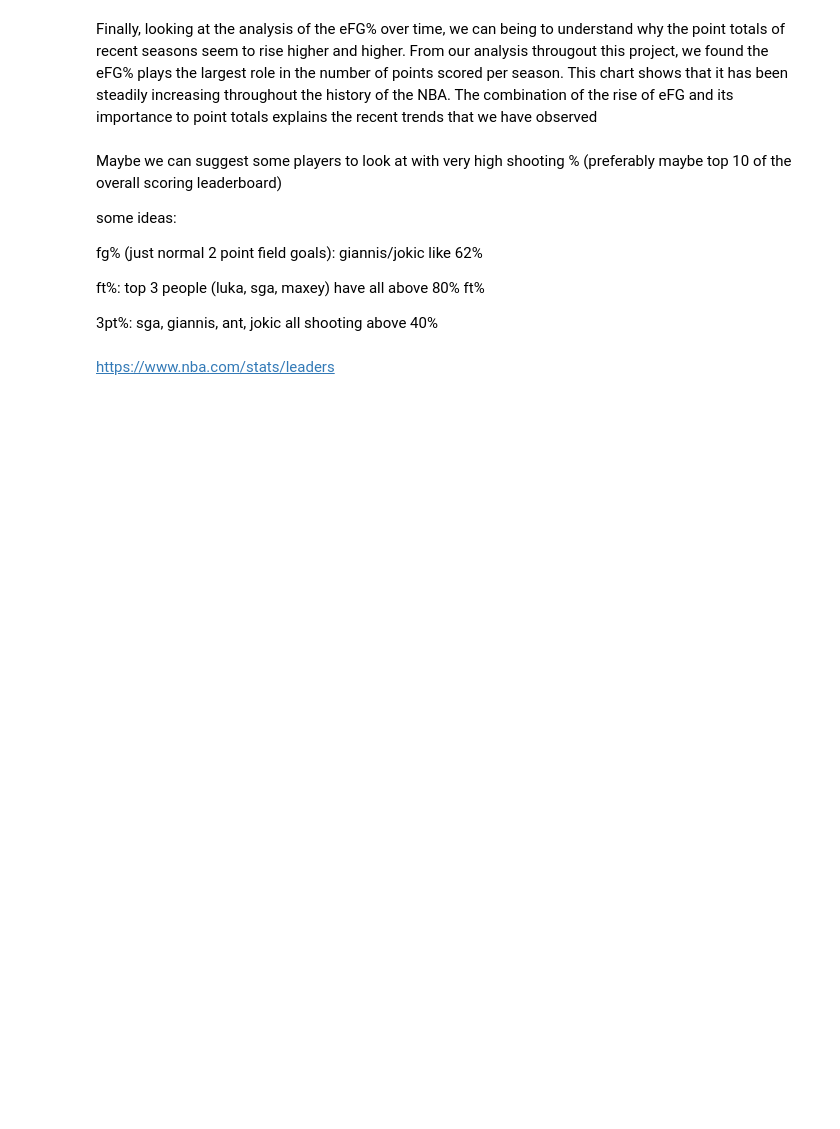
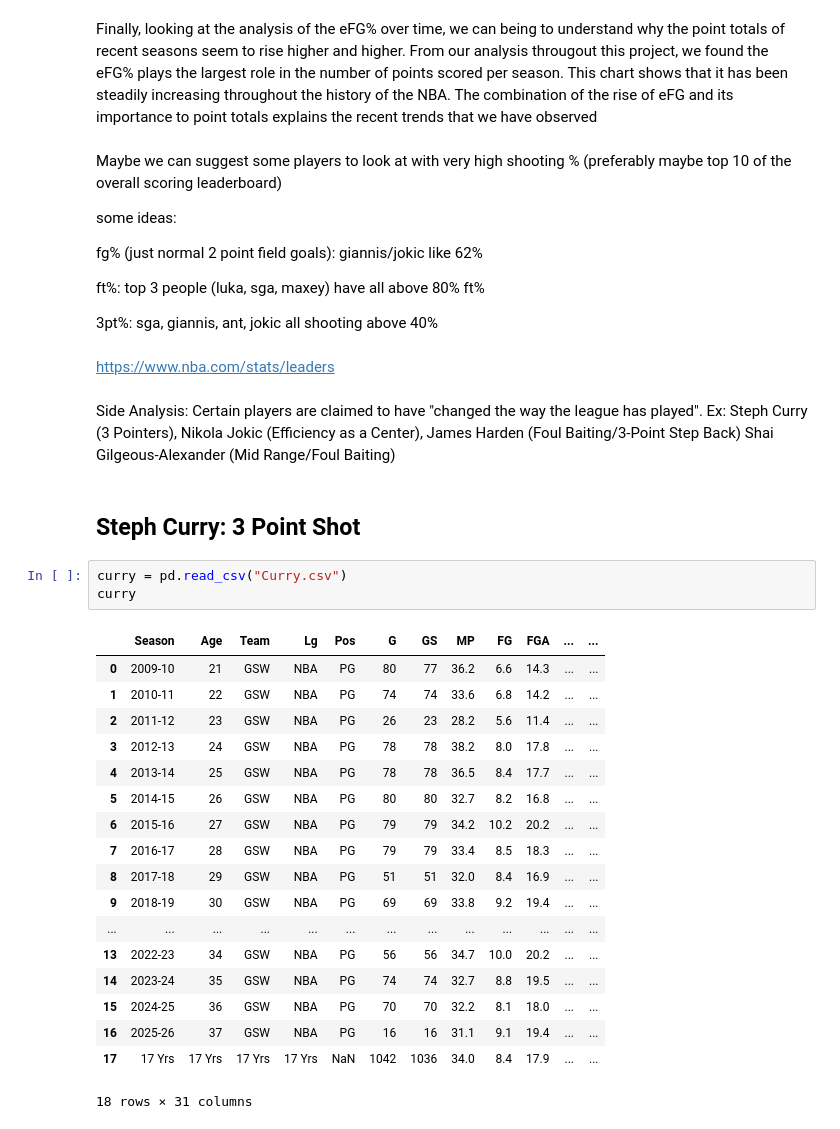
Before and after one commit to AidenLai2305/How-Have-NBA-Trends-Changed-Overtime, a Jupyter notebook: notebook.ipynb, the cells around one changed output. Cells and saved outputs as stored; diff of their text form; blank space fills up the shorter version.

```diff
--- a/notebook.ipynb
+++ b/notebook.ipynb
@@ -334,3 +334,30 @@ ft%: top 3 people (luka, sga, maxey) have all above 80% ft%
 3pt%: sga, giannis, ant, jokic all shooting above 40%
 # %% [markdown]
 https://www.nba.com/stats/leaders
+# %% [markdown]
+Side Analysis: Certain players are claimed to have "changed the way the league has played". Ex: Steph Curry (3 Pointers), Nikola Jokic (Efficiency as a Center), James Harden (Foul Baiting/3-Point Step Back)
+Shai Gilgeous-Alexander (Mid Range/Foul Baiting)
+# %% [markdown]
+## Steph Curry: 3 Point Shot
+# %%
+curry = pd.read_csv("Curry.csv")
+curry
+# %% [output]
+|  | Season | Age | Team | Lg | Pos | G | GS | MP | FG | FGA | ... | ... |
+| 0 | 2009-10 | 21 | GSW | NBA | PG | 80 | 77 | 36.2 | 6.6 | 14.3 | ... | ... |
+| 1 | 2010-11 | 22 | GSW | NBA | PG | 74 | 74 | 33.6 | 6.8 | 14.2 | ... | ... |
+| 2 | 2011-12 | 23 | GSW | NBA | PG | 26 | 23 | 28.2 | 5.6 | 11.4 | ... | ... |
+| 3 | 2012-13 | 24 | GSW | NBA | PG | 78 | 78 | 38.2 | 8.0 | 17.8 | ... | ... |
+| 4 | 2013-14 | 25 | GSW | NBA | PG | 78 | 78 | 36.5 | 8.4 | 17.7 | ... | ... |
+| 5 | 2014-15 | 26 | GSW | NBA | PG | 80 | 80 | 32.7 | 8.2 | 16.8 | ... | ... |
+| 6 | 2015-16 | 27 | GSW | NBA | PG | 79 | 79 | 34.2 | 10.2 | 20.2 | ... | ... |
+| 7 | 2016-17 | 28 | GSW | NBA | PG | 79 | 79 | 33.4 | 8.5 | 18.3 | ... | ... |
+| 8 | 2017-18 | 29 | GSW | NBA | PG | 51 | 51 | 32.0 | 8.4 | 16.9 | ... | ... |
+| 9 | 2018-19 | 30 | GSW | NBA | PG | 69 | 69 | 33.8 | 9.2 | 19.4 | ... | ... |
+| ... | ... | ... | ... | ... | ... | ... | ... | ... | ... | ... | ... | ... |
+| 13 | 2022-23 | 34 | GSW | NBA | PG | 56 | 56 | 34.7 | 10.0 | 20.2 | ... | ... |
+| 14 | 2023-24 | 35 | GSW | NBA | PG | 74 | 74 | 32.7 | 8.8 | 19.5 | ... | ... |
+| 15 | 2024-25 | 36 | GSW | NBA | PG | 70 | 70 | 32.2 | 8.1 | 18.0 | ... | ... |
+| 16 | 2025-26 | 37 | GSW | NBA | PG | 16 | 16 | 31.1 | 9.1 | 19.4 | ... | ... |
+| 17 | 17 Yrs | 17 Yrs | 17 Yrs | 17 Yrs | NaN | 1042 | 1036 | 34.0 | 8.4 | 17.9 | ... | ... |
+18 rows × 31 columns
```
Also changed, not shown: parts of 4 cells of this notebook, 1 other file.
